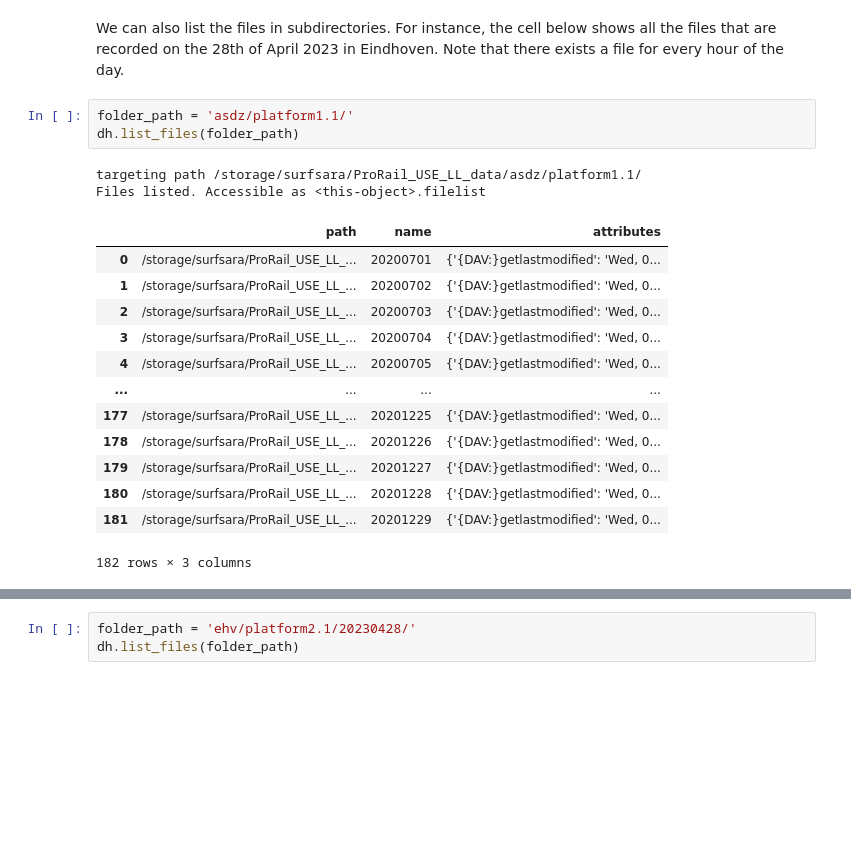
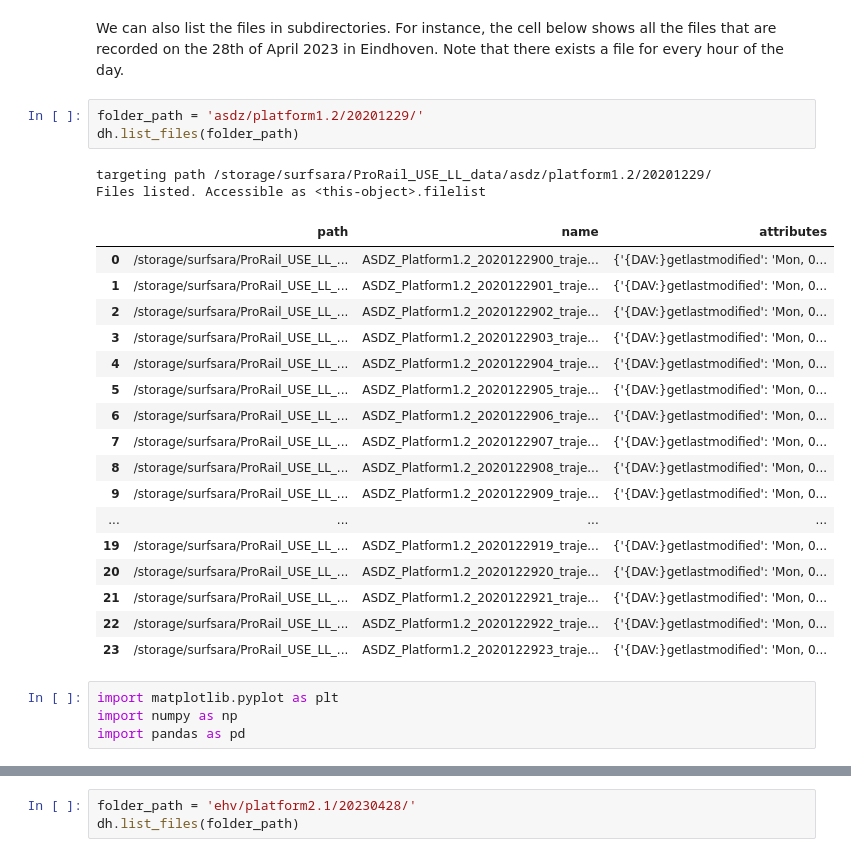
Before and after one commit to Joriswillems/depth_data_im_analysis, a Jupyter notebook: trajectory_analysis.ipynb, the cells around one changed output, grey strips where cells are left out. Saved outputs shown, nothing was run; the diff lists cells and outputs as text; blank space fills up the shorter version.

```diff
--- a/trajectory_analysis.ipynb
+++ b/trajectory_analysis.ipynb
@@ -89,21 +65,29 @@ Files listed. Accessible as <this-object>.filelist
 # %% [markdown]
 We can also list the files in subdirectories. For instance, the cell below shows all the files that are recorded on the 28th of April 2023 in Eindhoven. Note that there exists a file for every hour of the day.
 # %%
-folder_path = 'asdz/platform1.1/'
+folder_path = 'asdz/platform1.2/20201229/'
 dh.list_files(folder_path)
 # %% [output]
-targeting path /storage/surfsara/ProRail_USE_LL_data/asdz/platform1.1/
+targeting path /storage/surfsara/ProRail_USE_LL_data/asdz/platform1.2/20201229/
 Files listed. Accessible as <this-object>.filelist
 |  | path | name | attributes |
-| 0 | /storage/surfsara/ProRail_USE_LL_... | 20200701 | {'{DAV:}getlastmodified': 'Wed, 0... |
-| 1 | /storage/surfsara/ProRail_USE_LL_... | 20200702 | {'{DAV:}getlastmodified': 'Wed, 0... |
-| 2 | /storage/surfsara/ProRail_USE_LL_... | 20200703 | {'{DAV:}getlastmodified': 'Wed, 0... |
-| 3 | /storage/surfsara/ProRail_USE_LL_... | 20200704 | {'{DAV:}getlastmodified': 'Wed, 0... |
-| 4 | /storage/surfsara/ProRail_USE_LL_... | 20200705 | {'{DAV:}getlastmodified': 'Wed, 0... |
+| 0 | /storage/surfsara/ProRail_USE_LL_... | ASDZ_Platform1.2_2020122900_traje... | {'{DAV:}getlastmodified': 'Mon, 0... |
+| 1 | /storage/surfsara/ProRail_USE_LL_... | ASDZ_Platform1.2_2020122901_traje... | {'{DAV:}getlastmodified': 'Mon, 0... |
+| 2 | /storage/surfsara/ProRail_USE_LL_... | ASDZ_Platform1.2_2020122902_traje... | {'{DAV:}getlastmodified': 'Mon, 0... |
+| 3 | /storage/surfsara/ProRail_USE_LL_... | ASDZ_Platform1.2_2020122903_traje... | {'{DAV:}getlastmodified': 'Mon, 0... |
+| 4 | /storage/surfsara/ProRail_USE_LL_... | ASDZ_Platform1.2_2020122904_traje... | {'{DAV:}getlastmodified': 'Mon, 0... |
+| 5 | /storage/surfsara/ProRail_USE_LL_... | ASDZ_Platform1.2_2020122905_traje... | {'{DAV:}getlastmodified': 'Mon, 0... |
+| 6 | /storage/surfsara/ProRail_USE_LL_... | ASDZ_Platform1.2_2020122906_traje... | {'{DAV:}getlastmodified': 'Mon, 0... |
+| 7 | /storage/surfsara/ProRail_USE_LL_... | ASDZ_Platform1.2_2020122907_traje... | {'{DAV:}getlastmodified': 'Mon, 0... |
+| 8 | /storage/surfsara/ProRail_USE_LL_... | ASDZ_Platform1.2_2020122908_traje... | {'{DAV:}getlastmodified': 'Mon, 0... |
+| 9 | /storage/surfsara/ProRail_USE_LL_... | ASDZ_Platform1.2_2020122909_traje... | {'{DAV:}getlastmodified': 'Mon, 0... |
 | ... | ... | ... | ... |
-| 177 | /storage/surfsara/ProRail_USE_LL_... | 20201225 | {'{DAV:}getlastmodified': 'Wed, 0... |
-| 178 | /storage/surfsara/ProRail_USE_LL_... | 20201226 | {'{DAV:}getlastmodified': 'Wed, 0... |
-| 179 | /storage/surfsara/ProRail_USE_LL_... | 20201227 | {'{DAV:}getlastmodified': 'Wed, 0... |
-| 180 | /storage/surfsara/ProRail_USE_LL_... | 20201228 | {'{DAV:}getlastmodified': 'Wed, 0... |
-| 181 | /storage/surfsara/ProRail_USE_LL_... | 20201229 | {'{DAV:}getlastmodified': 'Wed, 0... |
+| 19 | /storage/surfsara/ProRail_USE_LL_... | ASDZ_Platform1.2_2020122919_traje... | {'{DAV:}getlastmodified': 'Mon, 0... |
+| 20 | /storage/surfsara/ProRail_USE_LL_... | ASDZ_Platform1.2_2020122920_traje... | {'{DAV:}getlastmodified': 'Mon, 0... |
+| 21 | /storage/surfsara/ProRail_USE_LL_... | ASDZ_Platform1.2_2020122921_traje... | {'{DAV:}getlastmodified': 'Mon, 0... |
+| 22 | /storage/surfsara/ProRail_USE_LL_... | ASDZ_Platform1.2_2020122922_traje... | {'{DAV:}getlastmodified': 'Mon, 0... |
+| 23 | /storage/surfsara/ProRail_USE_LL_... | ASDZ_Platform1.2_2020122923_traje... | {'{DAV:}getlastmodified': 'Mon, 0... |
-182 rows × 3 columns
+# %%
+import matplotlib.pyplot as plt
+import numpy as np
+import pandas as pd
```
Also changed, not shown: parts of 11 cells of this notebook, 1 other file.
